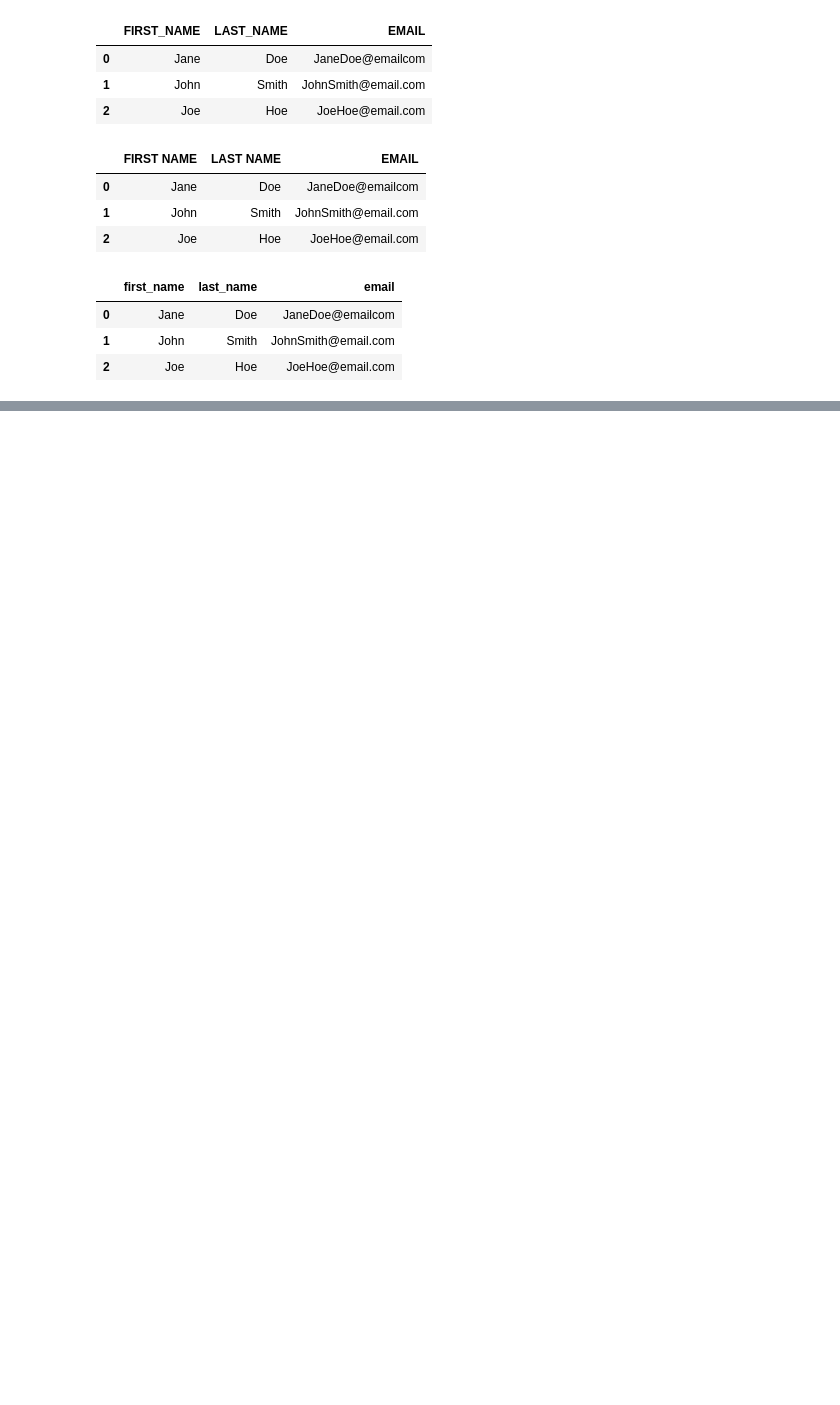
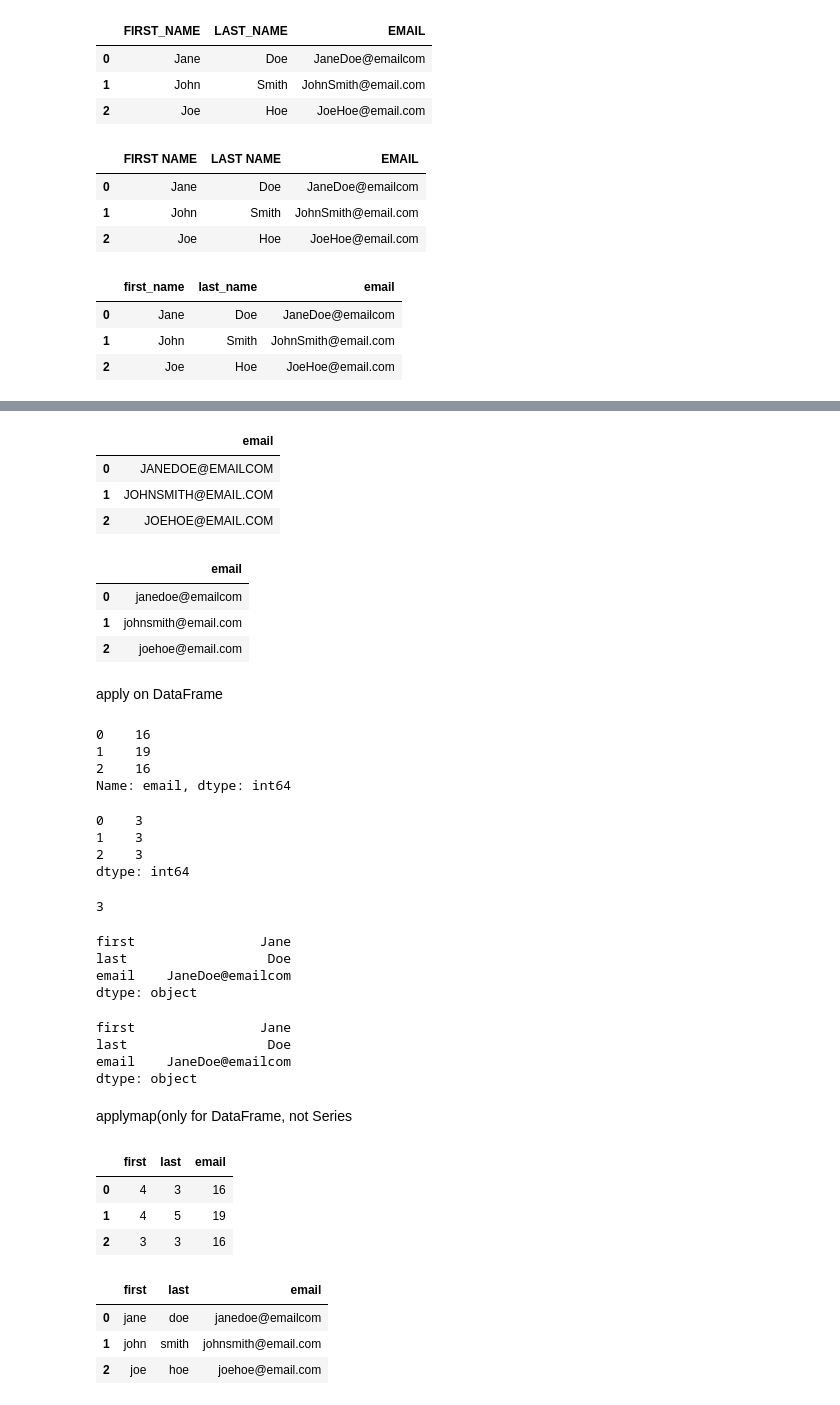
Before and after one commit to jpark0116/pandaspractice, a Jupyter notebook: library practice.ipynb, the cells around one changed output, grey strips where cells are left out. Drawn from its saved outputs; the diff is of its cells as text; code cells hidden in the pictures; blank space fills up the shorter version.

Commit message:
upload with filter and modifying data

```diff
--- a/library practice.ipynb
+++ b/library practice.ipynb
@@ -45,0 +89,7 @@ people
+# %%
+people
+# %% [output]
+|  | email |
+| 0 | JANEDOE@EMAILCOM |
+| 1 | JOHNSMITH@EMAIL.COM |
+| 2 | JOEHOE@EMAIL.COM |
@@ -45,0 +98,69 @@ people
+# %%
+people
+# %% [output]
+|  | email |
+| 0 | janedoe@emailcom |
+| 1 | johnsmith@email.com |
+| 2 | joehoe@email.com |
+# %% [markdown]
+apply on DataFrame
+# %%
+people = {
+    'first': ['Jane','John','Joe'],
+    'last': ['Doe','Smith','Hoe'],
+    'email': ['JaneDoe@emailcom', 'JohnSmith@email.com','JoeHoe@email.com']
+}
+
+people = pd.DataFrame(people)
+# %%
+people['email'].apply(len)
+# %% [output]
+0    16
+1    19
+2    16
+Name: email, dtype: int64
+# %%
+people.apply(len, axis = 'columns')
+#length of the columns if axis = rows
+#length of the rows if axis = columns
+# %% [output]
+0    3
+1    3
+2    3
+dtype: int64
+# %%
+len(people['email'])
+# %% [output]
+3
+# %%
+people.apply(pd.Series.min)
+#more useful for numerical data
+# %% [output]
+first                Jane
+last                  Doe
+email    JaneDoe@emailcom
+dtype: object
+# %%
+people.apply(lambda x: x.min())
+# %% [output]
+first                Jane
+last                  Doe
+email    JaneDoe@emailcom
+dtype: object
+# %% [markdown]
+applymap(only for DataFrame, not Series
+# %%
+people.applymap(len)
+# %% [output]
+|  | first | last | email |
+| 0 | 4 | 3 | 16 |
+| 1 | 4 | 5 | 19 |
+| 2 | 3 | 3 | 16 |
+# %%
+people.applymap(str.lower)
+#would have error if there were numerical data
+# %% [output]
+|  | first | last | email |
+| 0 | jane | doe | janedoe@emailcom |
+| 1 | john | smith | johnsmith@email.com |
+| 2 | joe | hoe | joehoe@email.com |
```
Also changed, not shown: parts of 18 cells of this notebook, 1 other file.
